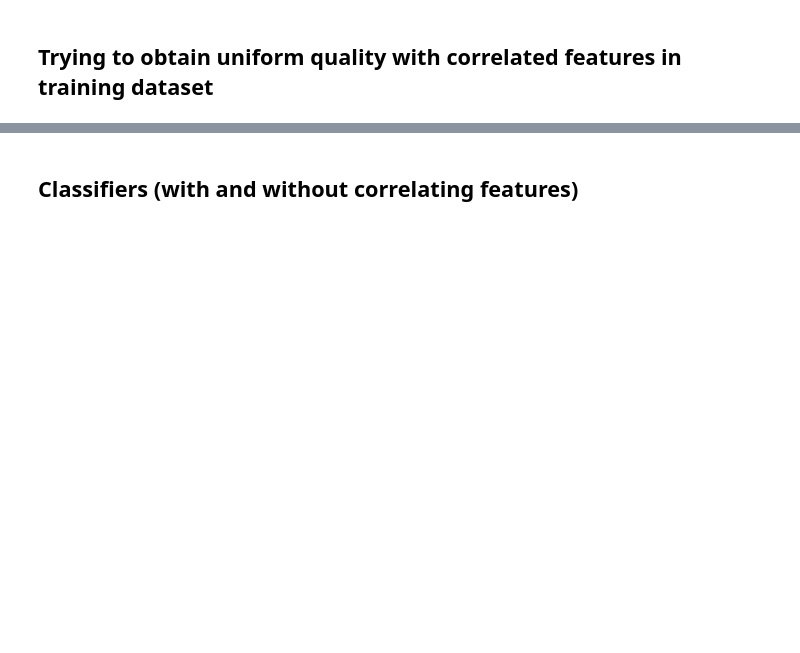
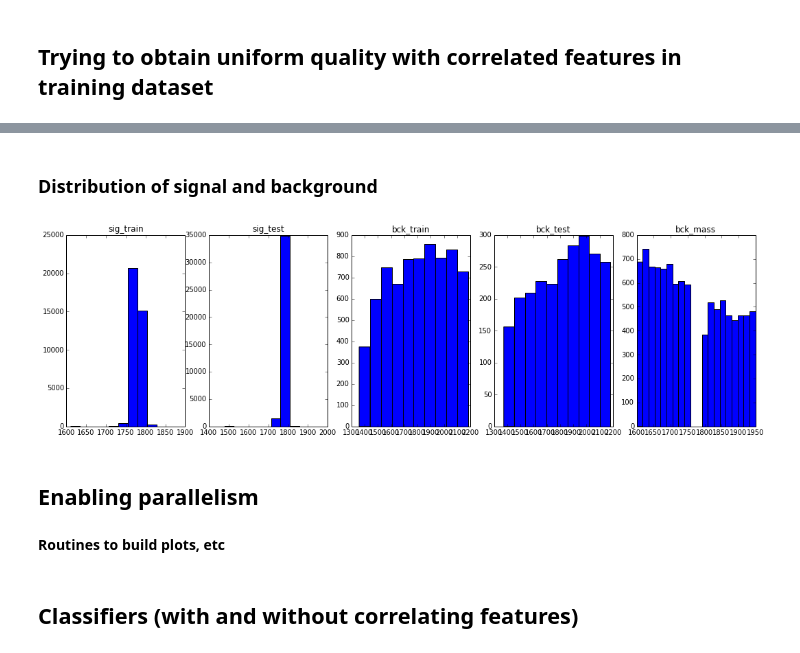
Before and after one commit to anaderi/lhcb_trigger_ml, a Jupyter notebook: IPythonWorkflow/TauIntoMuons.ipynb, the cells around one changed output, grey strips where cells are left out. Saved outputs shown, nothing was run; the diff lists cells and outputs as text; code cells hidden in the pictures; blank space fills up the shorter version.

```diff
--- a/IPythonWorkflow/TauIntoMuons.ipynb
+++ b/IPythonWorkflow/TauIntoMuons.ipynb
@@ -1,5 +1,10 @@
 # %% [markdown]
 ## Trying to obtain uniform quality with correlated features in training dataset
+# %%
+# for parallelism
+parallel_profile = 'ssh-ipy2.0'
+# parallel_profile = None
+folder = "/mnt/w76/notebook/datasets/taumuonsdata/"
 # %%
 import numpy, pandas
 import reports, commonutils, uboost
@@ -12,5 +29,3 @@ from IPython.display import  display_html
-# %%
-folder = "/Users/axelr/Downloads/taumuonsdata/"
 # %%
 bb = pandas.read_csv(folder + "bb.csv", sep='\t')
 cc = pandas.read_csv(folder + "cc.csv", sep='\t')
@@ -29,8 +51,17 @@ Index([u'FlightDistance', u'FlightDistanceError', u'IP', u'IPSig', u'VertexChi2'
+# %%
+# splitting the train into test and train
+from sklearn.cross_validation import train_test_split
+
+bck_temp_train = pandas.concat((bb, cc), ignore_index=True, join='inner')
+
+bck_train, bck_test = commonutils.my_train_test_split(bck_temp_train)
 # %%
-bck_train = pandas.concat((bb, cc), ignore_index=True, join='inner')
-# trainX, trainY, _ , _ =  commonutils.splitOnTestAndTrain(sig_train, bck_train, signalTrainPart=.999, bgTrainPart=.999)
+testX = pandas.concat((sig_test, bck_test))
+testY = numpy.concatenate( [numpy.ones(len(sig_test)), numpy.zeros(len(bck_test))])
+# important - switching classes
+testY = 1 - testY
+
 trainX = pandas.concat([sig_train, bck_train], ignore_index=True, join='inner')
 trainY = numpy.concatenate([numpy.ones(len(sig_train)), numpy.zeros(len(bck_train))])
-
 #immportant - switching the classes
 trainY = 1 - trainY
@@ -50,0 +68,14 @@ base_estimator = DecisionTreeClassifier(max_depth=max_depth, min_samples_split=2
+# %% [markdown]
+### Distribution of signal and background
+# %%
+pylab.figure(figsize=(18, 5))
+subplot(151), pylab.title("sig_train"), hist(sig_train['mass'])
+subplot(152), pylab.title("sig_test"),  hist(sig_test['mass'])
+subplot(153), pylab.title("bck_train"), hist(bck_train['mass'])
+subplot(154), pylab.title("bck_test"),  hist(bck_test['mass'])
+subplot(155), pylab.title("bck_mass"),  hist(bck_mass['mass'], bins=20)
+pass
+# %% [output]
+[figure, added]
+# %% [markdown]
+## Enabling parallelism
@@ -50,0 +121,2 @@ base_estimator = DecisionTreeClassifier(max_depth=max_depth, min_samples_split=2
+# %% [markdown]
+__Routines to build plots, etc__
```
Also changed, not shown: parts of 52 cells of this notebook.
